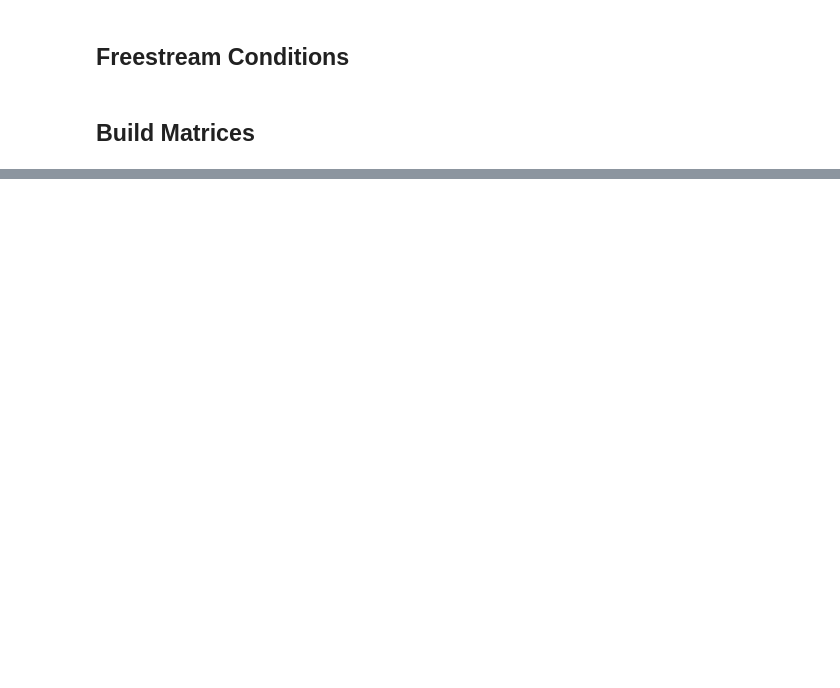
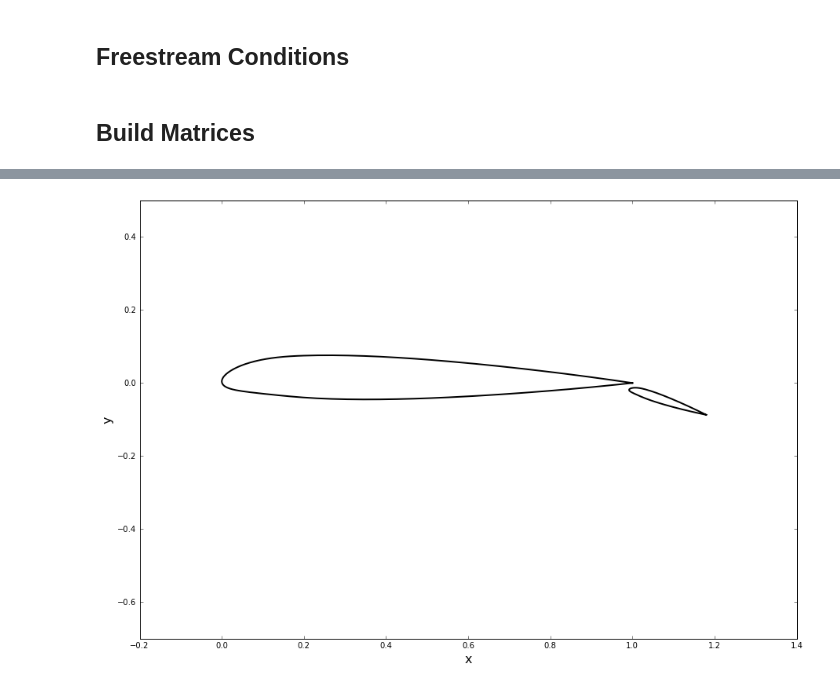
Before and after one commit to Pjgeno14/mae6226-workspace, a Jupyter notebook: Assignment-3.ipynb, the cells around one changed output, grey strips where cells are left out. Cells and saved outputs as stored; diff of their text form; code cells hidden in the pictures; blank space fills up the shorter version.

```diff
--- a/Assignment-3.ipynb
+++ b/Assignment-3.ipynb
@@ -433,0 +479,45 @@ compute_pressure_coefficient(Total_Panels, freestream)
+# %%
+# define rotation function to rotate flap
+def rotate(hinge, array, angle):
+    """
+    Rotate the flap about the hinge point (1.03, -0.054)
+
+    Parameters
+    ----------
+    hinge: x, y coordinates
+        rotation point
+    array: 2D array of x, y coordinates of flap
+        flap coordinates
+    angle: float
+        angle of rotation in degrees
+
+    Returns
+    -------
+    new_x: 1D numpy array
+        new x-coordinate array after rotation
+    new_y: 1D numpy array
+        new y-coordinate array after rotation
+    """
+    hx, hy = hinge
+    array_x, array_y = array
+
+    new_x = hx + math.cos(angle) * (array_x - hx) - math.sin(angle) * (array_y - hy)
+    new_y = hy + math.sin(angle) * (array_x - hx) + math.cos(angle) * (array_y - hy)
+    return new_x, new_y
+# %%
+# define rotated flap
+x_foil, y_foil = MainFoil[:,0], MainFoil[:,1]
+x_flap, y_flap = rotate((1.03,-.054),(FlapFoil[:,0], FlapFoil[:,1]),-20*np.pi/180)
+
+# plot geometry
+width = 10
+plt.figure(figsize=(15, width))
+plt.xlabel('x', fontsize=16)
+plt.ylabel('y', fontsize=16)
+plt.plot(x_foil, y_foil, linewidth=2, linestyle='-', color='k')
+plt.plot(x_flap, y_flap, linewidth=2, linestyle='-', color='k')
+plt.xlim(-0.2, 1.4)
+plt.ylim(-0.7, 0.5)
+plt.axis(adjustabel='box');
+# %% [output]
+[figure, added]
```
Also changed, not shown: parts of 17 cells of this notebook.
